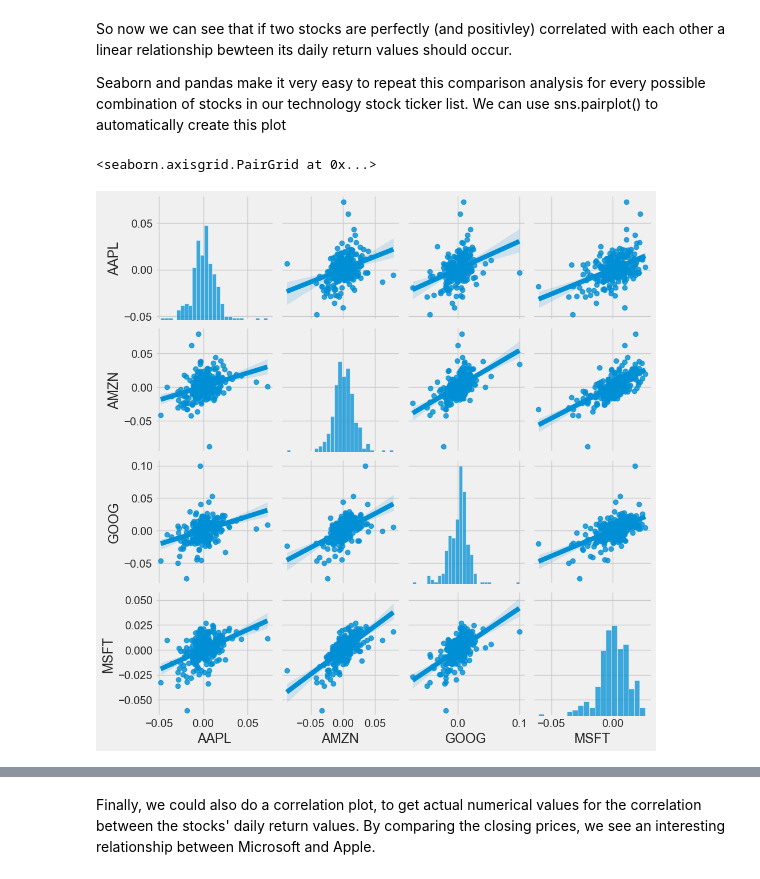
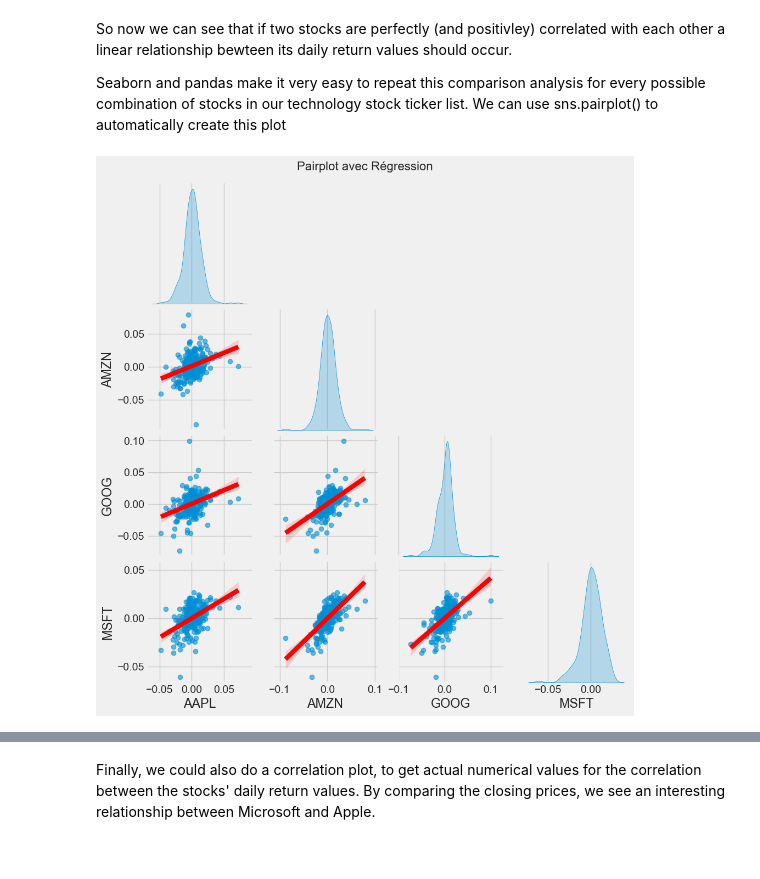
Before and after one commit to laanani-mohamed/Stock_Market_Prediction, a Jupyter notebook: stock-market-analysis-prediction-using-lstm.ipynb, the cells around one changed output, grey strips where cells are left out. Saved outputs shown, nothing was run; the diff lists cells and outputs as text; code cells hidden in the pictures.

```diff
--- a/stock-market-analysis-prediction-using-lstm.ipynb
+++ b/stock-market-analysis-prediction-using-lstm.ipynb
@@ -323,8 +323,22 @@ Seaborn and pandas make it very easy to repeat this comparison analysis for ever
 # %%
 # We can simply call pairplot on our DataFrame for an automatic visual analysis
 # of all the comparisons
+#sns.pairplot(tech_rets, kind='reg')
 
-sns.pairplot(tech_rets, kind='reg')
+# Appliquer un style Seaborn
+
+
+# Créer le pairplot
+pairplot = sns.pairplot(
+    tech_rets,
+    diag_kind='kde',  # Afficher des courbes KDE sur la diagonale
+    kind='reg',       # Ajouter des régressions pour les scatterplots
+    plot_kws={'scatter_kws': {'alpha': 0.6}, 'line_kws': {'color': 'red'}},  # Ajuster la transparence des points
+    corner=True       # Montrer uniquement la moitié inférieure
+)
+
+# Ajouter un titre global
+plt.suptitle('Pairplot avec Régression', y=1.02, fontsize=16)
+plt.show()
 # %% [output]
-<seaborn.axisgrid.PairGrid at 0x...>
-[figure, old version]
+[figure, new version]
```
Also changed, not shown: parts of 24 cells of this notebook.
